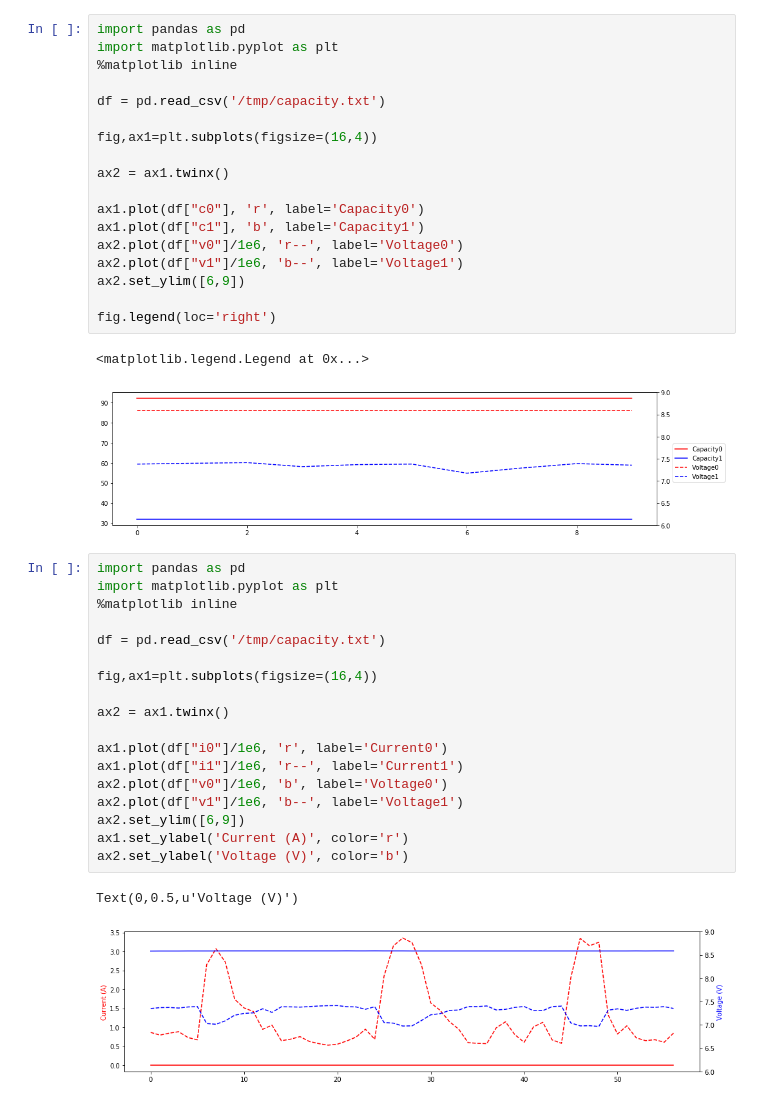
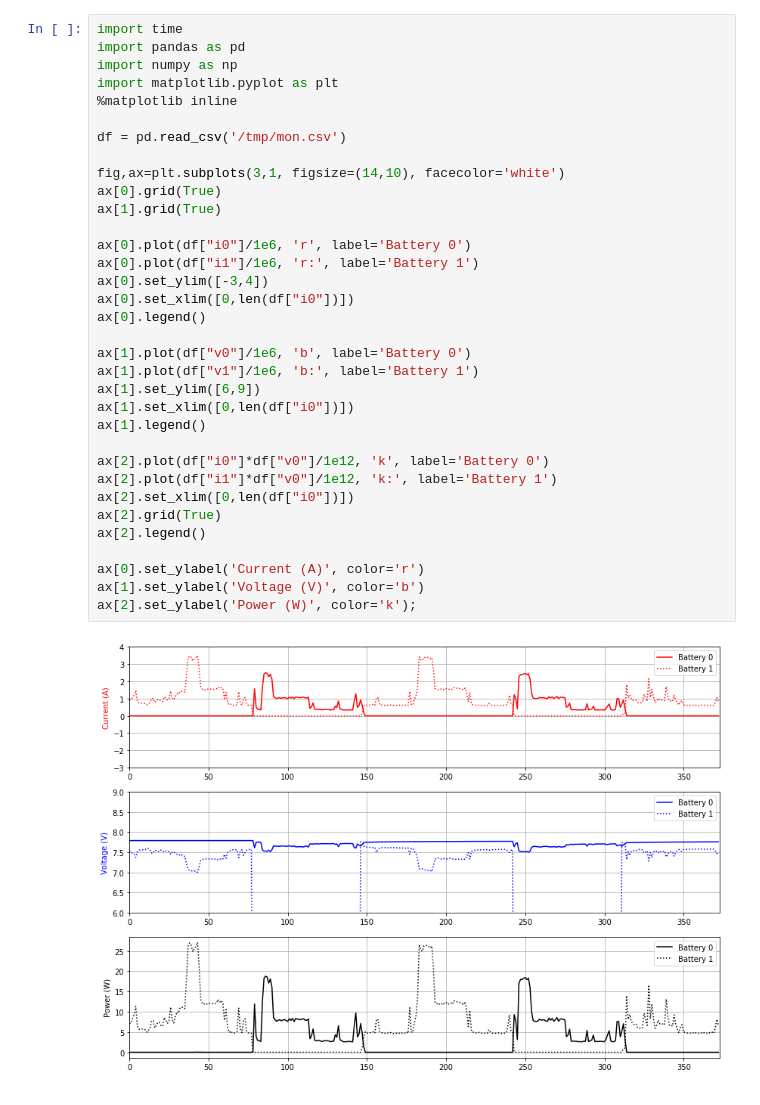
Before and after one commit to gocros/test, a Jupyter notebook: wand/plot.ipynb, the cells around one changed output. Cells and saved outputs as stored; diff of their text form.

```diff
--- a/wand/plot.ipynb
+++ b/wand/plot.ipynb
@@ -1,42 +1,36 @@
-# %%
-import pandas as pd
-import matplotlib.pyplot as plt
-%matplotlib inline
-
-df = pd.read_csv('/tmp/capacity.txt')
-
-fig,ax1=plt.subplots(figsize=(16,4))
-
-ax2 = ax1.twinx()
-
-ax1.plot(df["c0"], 'r', label='Capacity0')
-ax1.plot(df["c1"], 'b', label='Capacity1')
-ax2.plot(df["v0"]/1e6, 'r--', label='Voltage0')
-ax2.plot(df["v1"]/1e6, 'b--', label='Voltage1')
-ax2.set_ylim([6,9])
-
-fig.legend(loc='right')
-# %% [output]
-<matplotlib.legend.Legend at 0x...>
-[figure, removed]
 # %%
+import time
 import pandas as pd
+import numpy as np
 import matplotlib.pyplot as plt
 %matplotlib inline
 
-df = pd.read_csv('/tmp/capacity.txt')
+df = pd.read_csv('/tmp/mon.csv')
 
-fig,ax1=plt.subplots(figsize=(16,4))
+fig,ax=plt.subplots(3,1, figsize=(14,10), facecolor='white')
+ax[0].grid(True)
+ax[1].grid(True)
 
-ax2 = ax1.twinx()
+ax[0].plot(df["i0"]/1e6, 'r', label='Battery 0')
+ax[0].plot(df["i1"]/1e6, 'r:', label='Battery 1')
+ax[0].set_ylim([-3,4])
+ax[0].set_xlim([0,len(df["i0"])])
+ax[0].legend()
 
-ax1.plot(df["i0"]/1e6, 'r', label='Current0')
-ax1.plot(df["i1"]/1e6, 'r--', label='Current1')
-ax2.plot(df["v0"]/1e6, 'b', label='Voltage0')
-ax2.plot(df["v1"]/1e6, 'b--', label='Voltage1')
-ax2.set_ylim([6,9])
-ax1.set_ylabel('Current (A)', color='r')
-ax2.set_ylabel('Voltage (V)', color='b')
+ax[1].plot(df["v0"]/1e6, 'b', label='Battery 0')
+ax[1].plot(df["v1"]/1e6, 'b:', label='Battery 1')
+ax[1].set_ylim([6,9])
+ax[1].set_xlim([0,len(df["i0"])])
+ax[1].legend()
+
+ax[2].plot(df["i0"]*df["v0"]/1e12, 'k', label='Battery 0')
+ax[2].plot(df["i1"]*df["v0"]/1e12, 'k:', label='Battery 1')
+ax[2].set_xlim([0,len(df["i0"])])
+ax[2].grid(True)
+ax[2].legend()
+
+ax[0].set_ylabel('Current (A)', color='r')
+ax[1].set_ylabel('Voltage (V)', color='b')
+ax[2].set_ylabel('Power (W)', color='k');
 # %% [output]
-Text(0,0.5,u'Voltage (V)')
-[figure, old version]
+[figure, new version]
```
Also changed, not shown: parts of 1 cell of this notebook, 3 other files.
